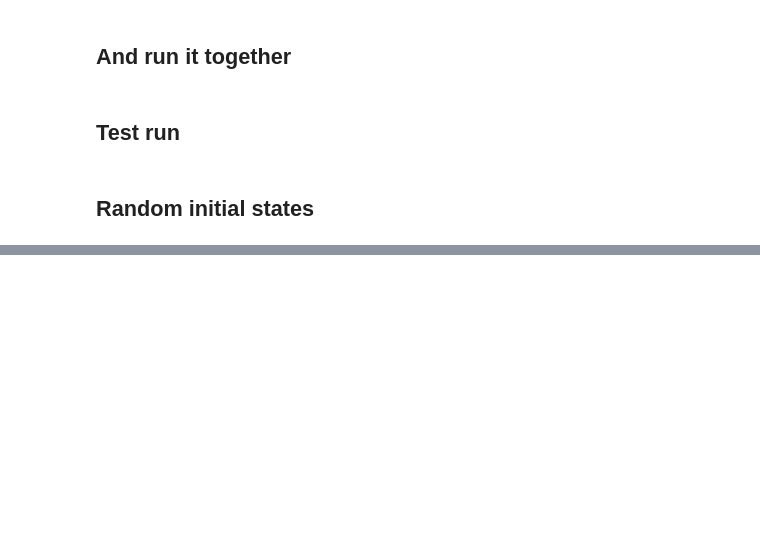
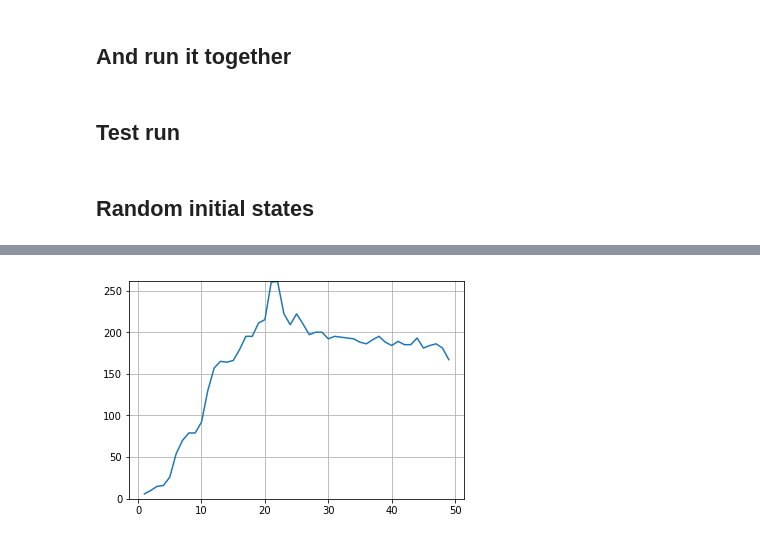
Before and after one commit to robolamp/3_body_problem_bot, a Jupyter notebook: 3_body_problem_physics_proof_of_concept.ipynb, the cells around one changed output, grey strips where cells are left out. Saved outputs shown, nothing was run; the diff lists cells and outputs as text; code cells hidden in the pictures; blank space fills up the shorter version.

```diff
--- a/3_body_problem_physics_proof_of_concept.ipynb
+++ b/3_body_problem_physics_proof_of_concept.ipynb
@@ -219,3 +247,10 @@ interest-ness score: 192
+# %%
+plt.plot(durations, scores)
+plt.ylim((0, np.max(scores)))
+plt.grid()
+plt.show()
+# %% [output]
+[figure, added]
 # %%
 draw_trajectories(t0, t1, t2, b0, b1, b2)
 # %% [output]
```
Also changed, not shown: parts of 5 cells of this notebook.
